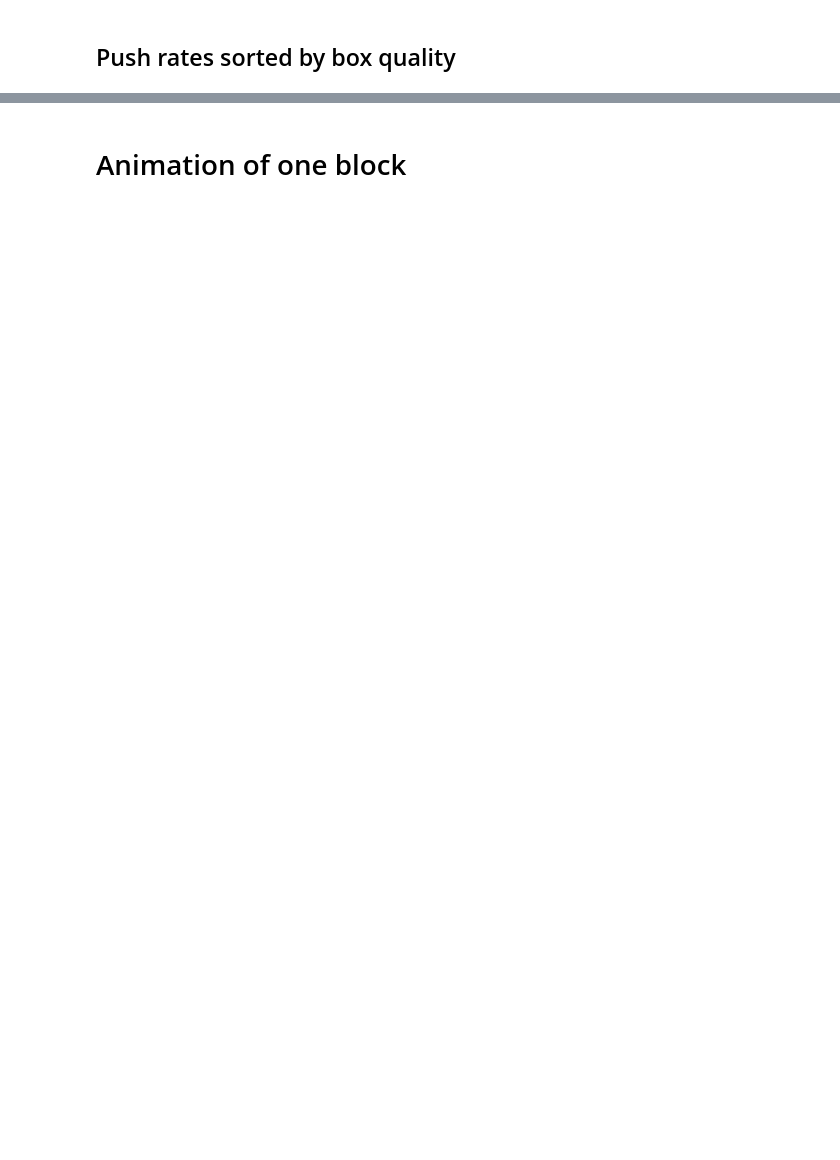
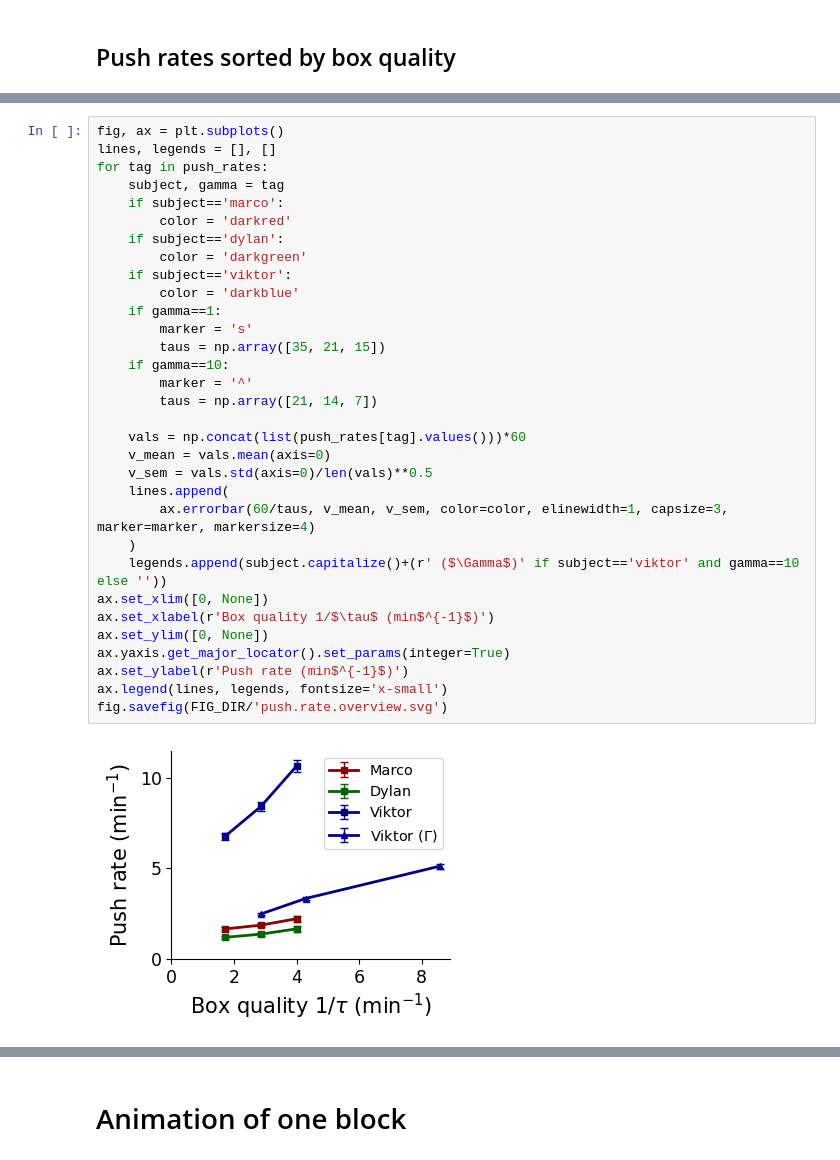
Before and after one commit to XaqLab/hex-arena, a Jupyter notebook: data-overview.ipynb, the cells around one changed output, grey strips where cells are left out. Drawn from its saved outputs; the diff is of its cells as text; blank space fills up the shorter version.

```diff
--- a/data-overview.ipynb
+++ b/data-overview.ipynb
@@ -103,0 +121,34 @@ fig.savefig(FIG_DIR/'overview_matching.svg')
+# %%
+fig, ax = plt.subplots()
+lines, legends = [], []
+for tag in push_rates:
+    subject, gamma = tag
+    if subject=='marco':
+        color = 'darkred'
+    if subject=='dylan':
+        color = 'darkgreen'
+    if subject=='viktor':
+        color = 'darkblue'
+    if gamma==1:
+        marker = 's'
+        taus = np.array([35, 21, 15])
+    if gamma==10:
+        marker = '^'
+        taus = np.array([21, 14, 7])
+
+    vals = np.concat(list(push_rates[tag].values()))*60
+    v_mean = vals.mean(axis=0)
+    v_sem = vals.std(axis=0)/len(vals)**0.5
+    lines.append(
+        ax.errorbar(60/taus, v_mean, v_sem, color=color, elinewidth=1, capsize=3, marker=marker, markersize=4)
+    )
+    legends.append(subject.capitalize()+(r' ($\Gamma$)' if subject=='viktor' and gamma==10 else ''))
+ax.set_xlim([0, None])
+ax.set_xlabel(r'Box quality 1/$\tau$ (min$^{-1}$)')
+ax.set_ylim([0, None])
+ax.yaxis.get_major_locator().set_params(integer=True)
+ax.set_ylabel(r'Push rate (min$^{-1}$)')
+ax.legend(lines, legends, fontsize='x-small')
+fig.savefig(FIG_DIR/'push.rate.overview.svg')
+# %% [output]
+[figure, added]
```
Also changed, not shown: parts of 12 cells of this notebook, 2 other files.
